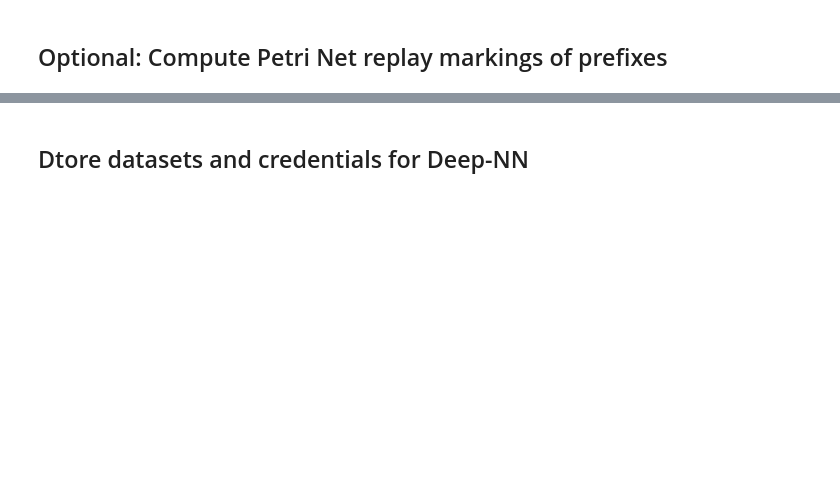
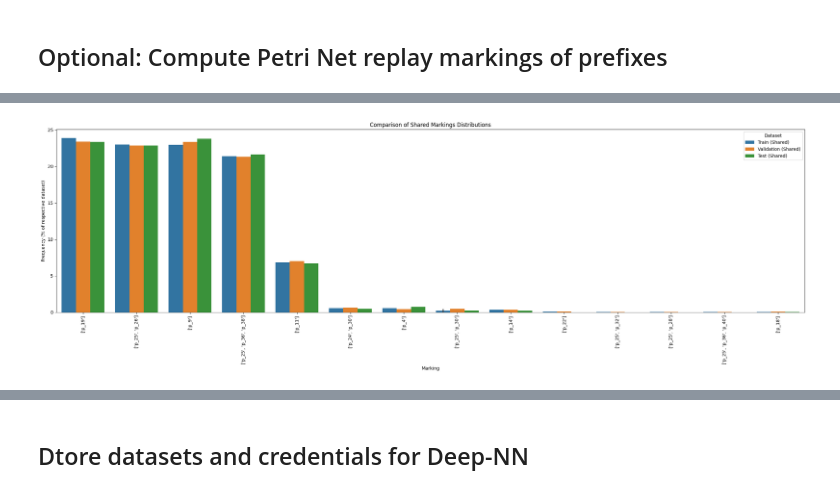
Before and after one commit to ProbabilisticSuffixPredictionLab/Probabilistic_Suffix_Prediction_U-ED-LSTM_pub, a Jupyter notebook: src/notebooks/loader_notebooks/version_2/Helpdesk_full_loader.ipynb, the cells around one changed output, grey strips where cells are left out. Cells and saved outputs as stored; diff of their text form; code cells hidden in the pictures; blank space fills up the shorter version.

```diff
--- a/src/notebooks/loader_notebooks/version_2/Helpdesk_full_loader.ipynb
+++ b/src/notebooks/loader_notebooks/version_2/Helpdesk_full_loader.ipynb
@@ -47,6 +47,9 @@ num_static = []
 
 min_suffix_size = 5
 
+# 15% test size:
+test_validation_size = 0.15
+
 event_log_properties = {# case id
                         'case_name' : 'CaseID',
                         # activity
@@ -60,9 +63,10 @@ event_log_properties = {# case id
                         'seconds_in_day_column' : 'seconds_in_day',
                         # min suffix size for eos padding right
                         'min_suffix_size' : min_suffix_size,
-                        # trian and test split
-                        'train_validation_size' : 0.15,
-                        'test_validation_size' : 0.2,
+                        # train and test split
+                        # 'train_validation_size' : 0.15
+                        'train_validation_size' : test_validation_size / (1-test_validation_size), # ensures that val used as cal set has same size as test set
+                        'test_validation_size' :test_validation_size,
                         # window size for padding
                         'window_size' : 'auto',
                         # dynamic and static values
@@ -145,0 +258,87 @@ markings_summary_test
+# %%
+import matplotlib.pyplot as plt
+import seaborn as sns
+
+# Process train markings
+markings_summary_train['marking_str'] = markings_summary_train['marking'].apply(lambda x: str(sorted([str(i) for i in x])))
+markings_summary_train['freq'] = (markings_summary_train['count'] / markings_summary_train['count'].sum()) * 100
+markings_summary_train['dataset'] = 'Train'
+
+# Process validation markings
+markings_summary_val['marking_str'] = markings_summary_val['marking'].apply(lambda x: str(sorted([str(i) for i in x])))
+markings_summary_val['freq'] = (markings_summary_val['count'] / markings_summary_val['count'].sum()) * 100
+markings_summary_val['dataset'] = 'Validation'
+
+# Process test markings
+markings_summary_test['marking_str'] = markings_summary_test['marking'].apply(lambda x: str(sorted([str(i) for i in x])))
+markings_summary_test['freq'] = (markings_summary_test['count'] / markings_summary_test['count'].sum()) * 100
+markings_summary_test['dataset'] = 'Test'
+
+# Combine
+combined_markings = pd.concat([
+    markings_summary_train[['marking_str', 'freq', 'dataset']],
+    markings_summary_val[['marking_str', 'freq', 'dataset']],
+    markings_summary_test[['marking_str', 'freq', 'dataset']]
+])
+
+# Identify unique markings
+train_markings = set(markings_summary_train['marking_str'])
+val_markings = set(markings_summary_val['marking_str'])
+test_markings = set(markings_summary_test['marking_str'])
+
+def get_category(row):
+    m = row['marking_str']
+    d = row['dataset']
+    unique = False
+    if d == 'Train' and m not in val_markings and m not in test_markings:
+        unique = True
+    elif d == 'Validation' and m not in train_markings and m not in test_markings:
+        unique = True
+    elif d == 'Test' and m not in train_markings and m not in val_markings:
+        unique = True
+
+    return f"{d} ({'Unique' if unique else 'Shared'})"
+
+combined_markings['category'] = combined_markings.apply(get_category, axis=1)
+
+# Split into Shared and Unique datasets
+shared_data = combined_markings[combined_markings['category'].str.contains('Shared')]
+unique_data = combined_markings[combined_markings['category'].str.contains('Unique')]
+
+# --- Plot 1: Shared Markings ---
+plt.figure(figsize=(24, 8))
+palette_shared = {
+    'Train (Shared)': 'tab:blue',
+    'Validation (Shared)': 'tab:orange',
+    'Test (Shared)': 'tab:green'
+}
+sns.barplot(data=shared_data, x='marking_str', y='freq', hue='category', palette=palette_shared)
+plt.xticks(rotation=90)
+plt.title('Comparison of Shared Markings Distributions')
+plt.ylabel('Frequency (% of respective dataset)')
+plt.xlabel('Marking')
+plt.legend(title='Dataset')
+plt.tight_layout()
+plt.show()
+
+# --- Plot 2: Unique Markings ---
+plt.figure(figsize=(24, 8))
+palette_unique = {
+    'Train (Unique)': 'darkblue',
+    'Validation (Unique)': 'darkorange',
+    'Test (Unique)': 'darkgreen'
+}
+
+if not unique_data.empty:
+    sns.barplot(data=unique_data, x='marking_str', y='freq', hue='category', palette=palette_unique)
+    plt.xticks(rotation=90)
+    plt.title('Comparison of Unique Markings Distributions')
+    plt.ylabel('Frequency (% of respective dataset)')
+    plt.xlabel('Marking')
+    plt.legend(title='Dataset')
+    plt.tight_layout()
+    plt.show()
+else:
+    print("No unique markings found across datasets.")
+# %% [output]
+[figure, added]
```
Also changed, not shown: parts of 19 cells of this notebook, 27 other files.
